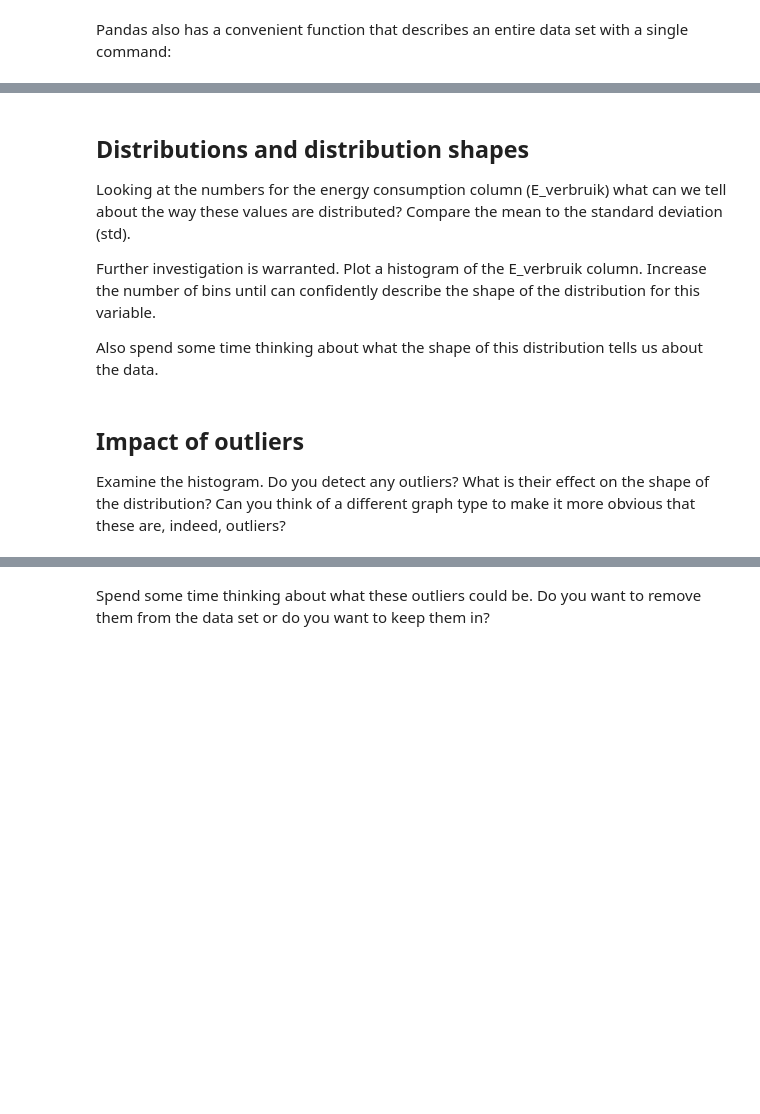
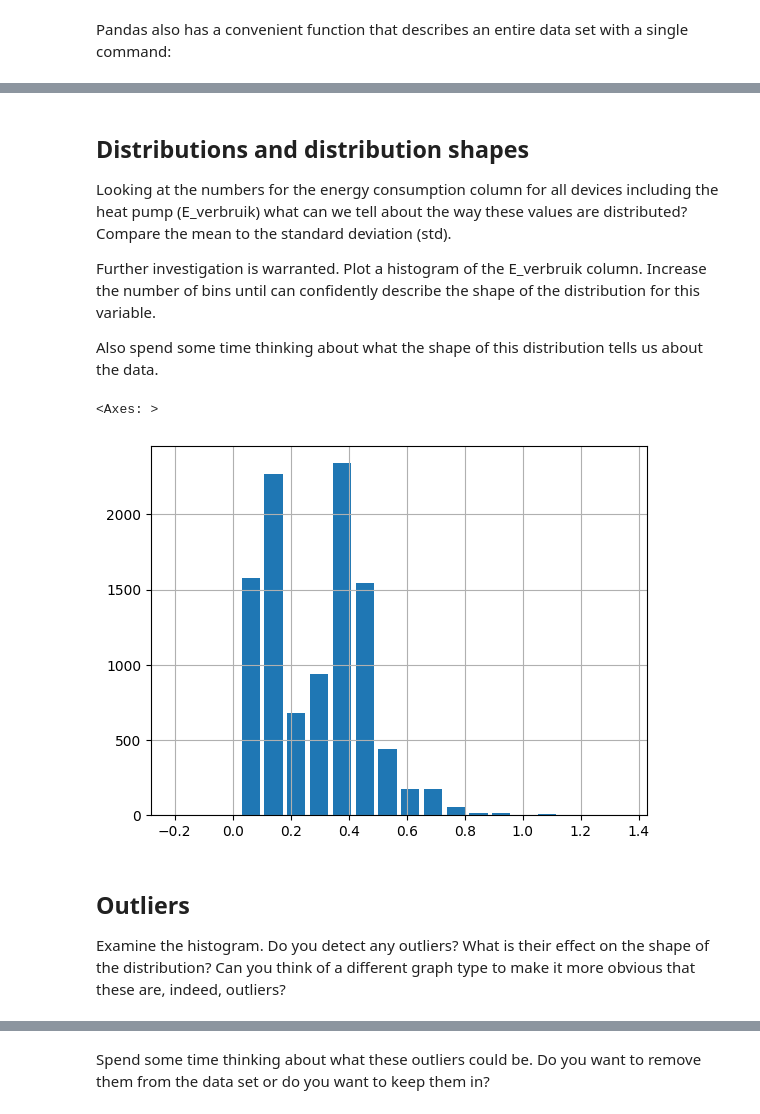
Before and after one commit to AIM-MADS-DATEXP/workshop-distributions-correlations, a Jupyter notebook: notebooks/distributions_correlations.ipynb, the cells around one changed output, grey strips where cells are left out. Drawn from its saved outputs; the diff is of its cells as text; code cells hidden in the pictures; blank space fills up the shorter version.

Commit message:
Added section on outliers

```diff
--- a/notebooks/distributions_correlations.ipynb
+++ b/notebooks/distributions_correlations.ipynb
@@ -100,15 +100,19 @@ dfhp.describe()
 # %% [markdown]
 ## Distributions and distribution shapes
 
-Looking at the numbers for the energy consumption column (E_verbruik) what can we tell about the way these values are distributed? Compare the mean to the standard deviation (std).
+Looking at the numbers for the energy consumption column for all devices including the heat pump (E_verbruik) what can we tell about the way these values are distributed? Compare the mean to the standard deviation (std).
 
 Further investigation is warranted. Plot a histogram of the E_verbruik column. Increase the number of bins until can confidently describe the shape of the distribution for this variable.
 
 Also spend some time thinking about what the shape of this distribution tells us about the data.
 # %%
 # Your code goes here.
+dfhp['E_verbruik'].hist(bins=20, rwidth=0.8)
+# %% [output]
+<Axes: >
+[figure, added]
 # %% [markdown]
-## Impact of outliers
+## Outliers
 
 Examine the histogram. Do you detect any outliers? What is their effect on the shape of the distribution? Can you think of a different graph type to make it more obvious that these are, indeed, outliers?
 # %%
```
Also changed, not shown: parts of 9 cells of this notebook, 1 other file.
